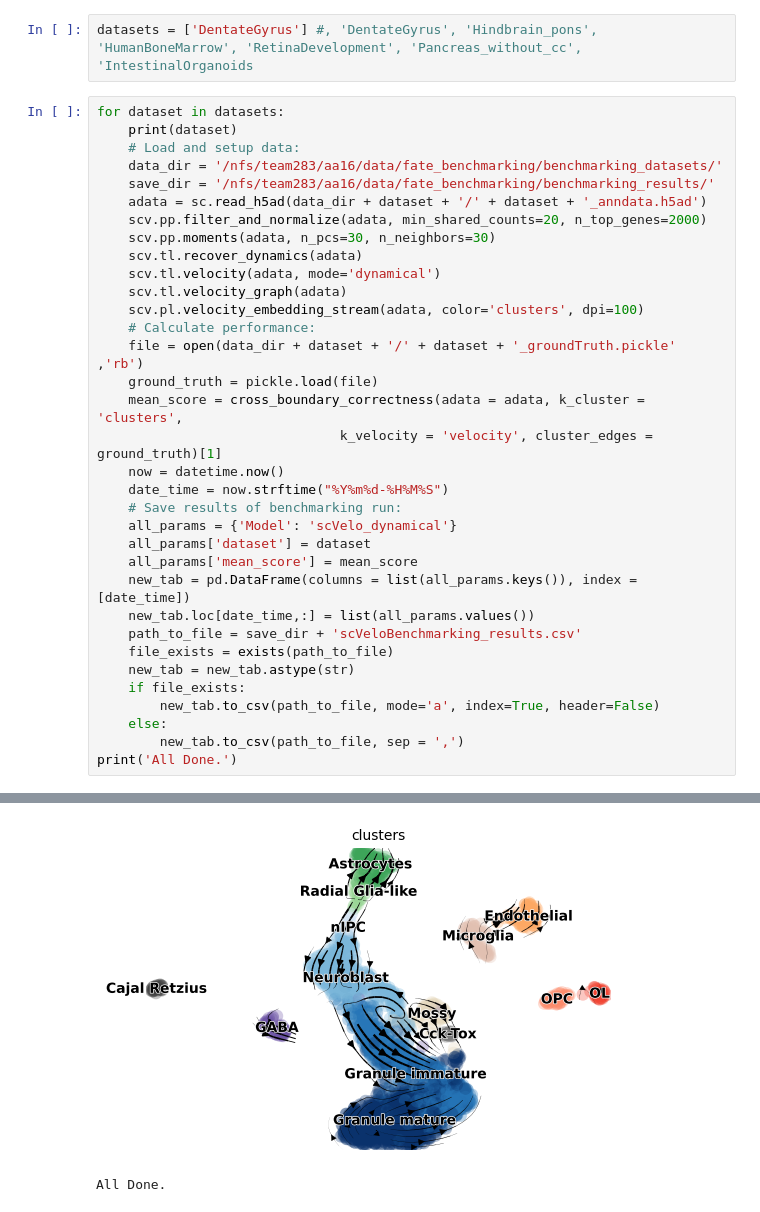
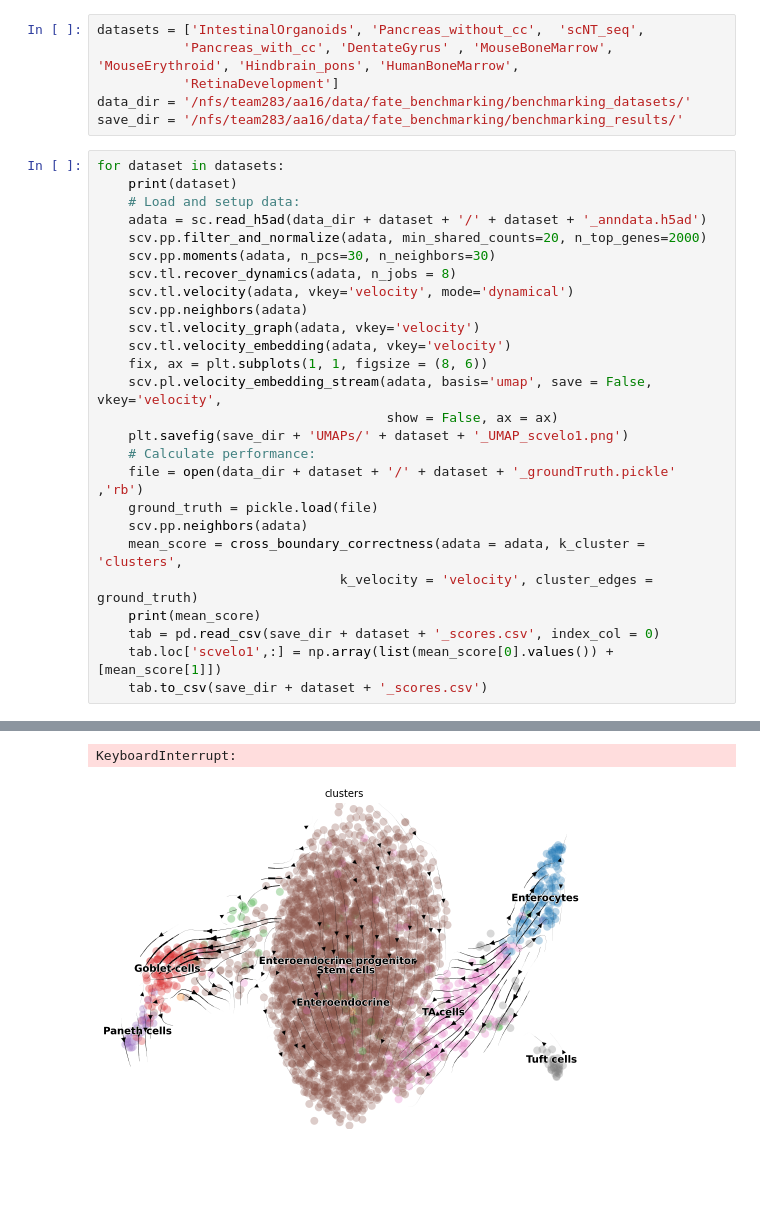
Before and after one commit to AlexanderAivazidis/fate_benchmarking, a Jupyter notebook: run_benchmark_scVelo.ipynb, the cells around one changed output, grey strips where cells are left out. Drawn from its saved outputs; the diff is of its cells as text; blank space fills up the shorter version.

```diff
--- a/run_benchmark_scVelo.ipynb
+++ b/run_benchmark_scVelo.ipynb
@@ -10,37 +10,33 @@ from os.path import exists
-# %%
-datasets = ['DentateGyrus'] #, 'DentateGyrus', 'Hindbrain_pons', 'HumanBoneMarrow', 'RetinaDevelopment', 'Pancreas_without_cc', 'IntestinalOrganoids
+# %%
+datasets = ['IntestinalOrganoids', 'Pancreas_without_cc',  'scNT_seq',
+           'Pancreas_with_cc', 'DentateGyrus' , 'MouseBoneMarrow', 'MouseErythroid', 'Hindbrain_pons', 'HumanBoneMarrow',
+           'RetinaDevelopment']
+data_dir = '/nfs/team283/aa16/data/fate_benchmarking/benchmarking_datasets/'
+save_dir = '/nfs/team283/aa16/data/fate_benchmarking/benchmarking_results/'
 # %%
 for dataset in datasets:
     print(dataset)
     # Load and setup data:
-    data_dir = '/nfs/team283/aa16/data/fate_benchmarking/benchmarking_datasets/'
-    save_dir = '/nfs/team283/aa16/data/fate_benchmarking/benchmarking_results/'
     adata = sc.read_h5ad(data_dir + dataset + '/' + dataset + '_anndata.h5ad')
     scv.pp.filter_and_normalize(adata, min_shared_counts=20, n_top_genes=2000)
     scv.pp.moments(adata, n_pcs=30, n_neighbors=30)
-    scv.tl.recover_dynamics(adata)
-    scv.tl.velocity(adata, mode='dynamical')
-    scv.tl.velocity_graph(adata)
-    scv.pl.velocity_embedding_stream(adata, color='clusters', dpi=100)
+    scv.tl.recover_dynamics(adata, n_jobs = 8)
+    scv.tl.velocity(adata, vkey='velocity', mode='dynamical')
+    scv.pp.neighbors(adata)
+    scv.tl.velocity_graph(adata, vkey='velocity')
+    scv.tl.velocity_embedding(adata, vkey='velocity')
+    fix, ax = plt.subplots(1, 1, figsize = (8, 6))
+    scv.pl.velocity_embedding_stream(adata, basis='umap', save = False, vkey='velocity',
+                                     show = False, ax = ax)
+    plt.savefig(save_dir + 'UMAPs/' + dataset + '_UMAP_scvelo1.png')
     # Calculate performance:
     file = open(data_dir + dataset + '/' + dataset + '_groundTruth.pickle' ,'rb')
     ground_truth = pickle.load(file)
+    scv.pp.neighbors(adata)
     mean_score = cross_boundary_correctness(adata = adata, k_cluster = 'clusters',
-                               k_velocity = 'velocity', cluster_edges = ground_truth)[1]
-    now = datetime.now()
-    date_time = now.strftime("%Y%m%d-%H%M%S")
-    # Save results of benchmarking run:
-    all_params = {'Model': 'scVelo_dynamical'}
-    all_params['dataset'] = dataset
-    all_params['mean_score'] = mean_score
-    new_tab = pd.DataFrame(columns = list(all_params.keys()), index = [date_time])
-    new_tab.loc[date_time,:] = list(all_params.values())
-    path_to_file = save_dir + 'scVeloBenchmarking_results.csv'
-    file_exists = exists(path_to_file)
-    new_tab = new_tab.astype(str)
-    if file_exists:
-        new_tab.to_csv(path_to_file, mode='a', index=True, header=False)
-    else:
-        new_tab.to_csv(path_to_file, sep = ',')
-print('All Done.')
+                               k_velocity = 'velocity', cluster_edges = ground_truth)
+    print(mean_score)
+    tab = pd.read_csv(save_dir + dataset + '_scores.csv', index_col = 0)
+    tab.loc['scvelo1',:] = np.array(list(mean_score[0].values()) + [mean_score[1]])
+    tab.to_csv(save_dir + dataset + '_scores.csv')
 # %% [output]
@@ -70,2 +83,2 @@ computing velocity embedding
+KeyboardInterrupt:
-[figure, old version]
+[figure, new version]
-All Done.
```
Also changed, not shown: parts of 12 cells of this notebook, 15 other files.
